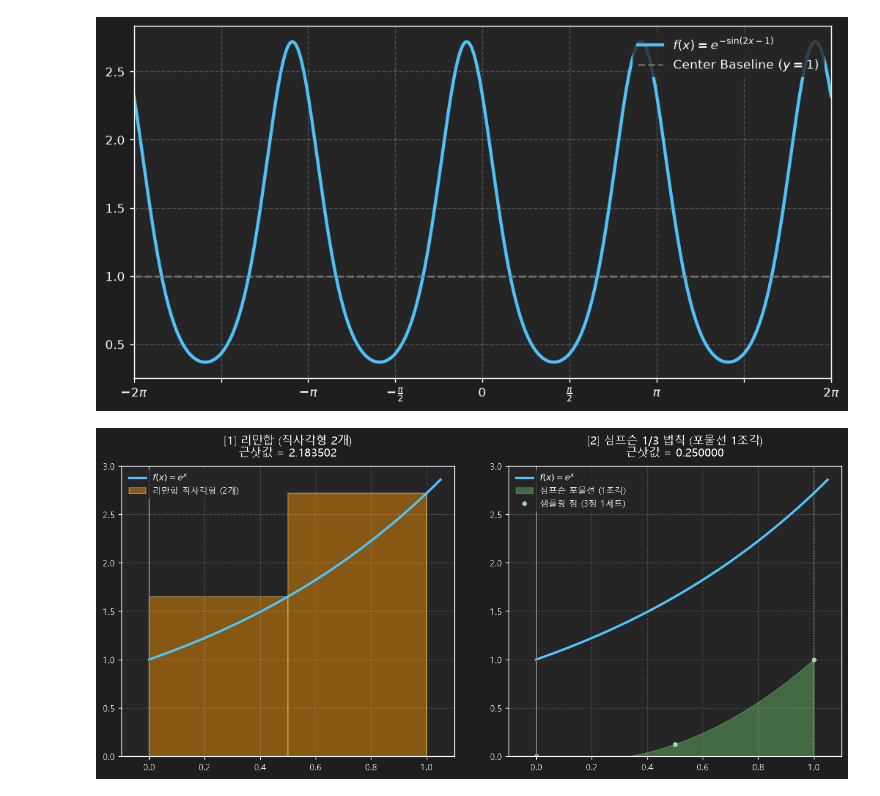
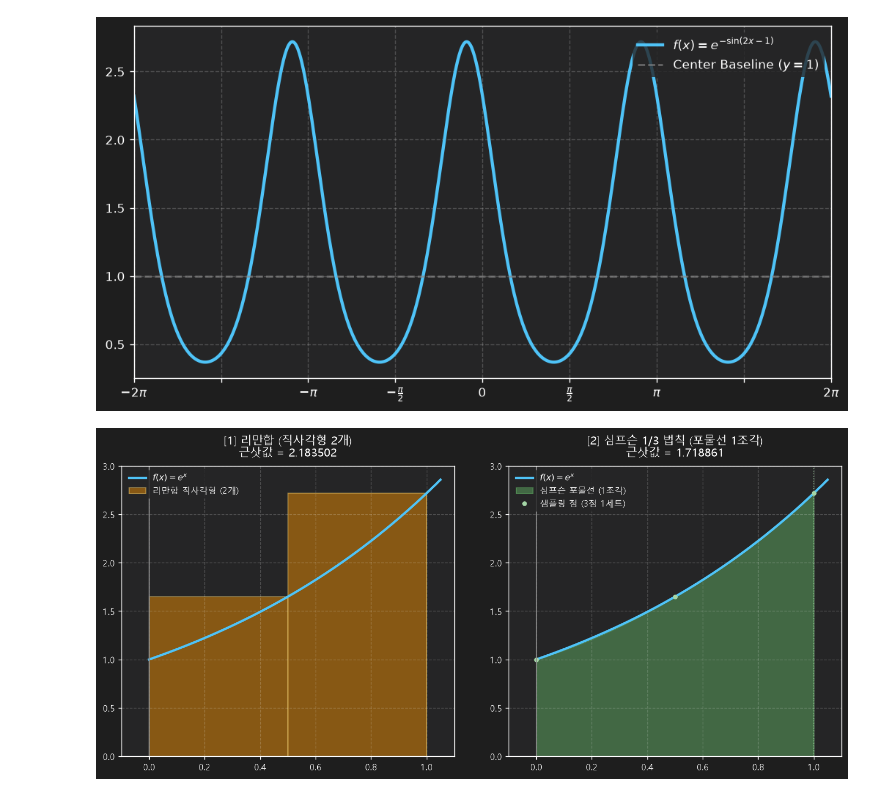
Before and after one commit to Jwon1012/Kim-N-Jang, a Jupyter notebook: 그래프 놀이터.ipynb, the cells around one changed output. Saved outputs shown, nothing was run; the diff lists cells and outputs as text; code cells hidden in the pictures.

```diff
--- a/그래프 놀이터.ipynb
+++ b/그래프 놀이터.ipynb
@@ -435,7 +435,7 @@ class InteractiveRiemannVsSimpsonApp(QMainWindow):
         self.ax2.plot(x_curve, y_curve, color='#4fc3f7', lw=2.5, label=r'$f(x) = e^x$')
 
         x_nodes = np.linspace(0, 1.0, n + 1)
-        y_nodes = x_nodes ** 3
+        y_nodes = np.exp(x_nodes)
         simpson_sum = 0.0
 
         for i in range(0, n, 2):
@@ -458,35 +458,35 @@ class InteractiveRiemannVsSimpsonApp(QMainWindow):
             self.ax2.plot(x_nodes, y_nodes, 'o', color='#a5d6a7', markersize=4, label='샘플링 점 (3점 1세트)')
 
         self.ax2.set_title(f"[2] 심프슨 1/3 법칙 (포물선 {n//2}조각)\n근삿값 = {simpson_sum:.6f}", fontsize=12, pad=10)
 
         for ax in (self.ax1, self.ax2):
             ax.set_xlim(-0.1, 1.1)
             ax.set_ylim(0.0, 3.0)
             ax.axhline(0, color='#888888', lw=1)
             ax.axvline(0, color='#888888', lw=1)
             ax.grid(True, linestyle='--', alpha=0.2, color='#ffffff')
             ax.legend(loc='upper left', facecolor='#252526', edgecolor='none', fontsize=9)
 
         self.fig.tight_layout()
 
         err_r = abs(riemann_sum - exact_area)
         err_s = abs(simpson_sum - exact_area)
         self.label_result.setText(
-            f"이론적 참값 = 0.250000   |   "
+            f"이론적 참값 = {exact_area:.6f}  |   "
             f"리만합 오차: {err_r:.6f}   vs   "
             f"심프슨 1/3 오차: {err_s:.6f}"
         )
 
         self.canvas.draw()
 
 app = QApplication.instance()
 if app is None:
     app = QApplication(sys.argv)
 
 window = InteractiveRiemannVsSimpsonApp()
 window.show()
 # %% [output]
-[figure, old version]
+[figure, new version]
 # %%
 %gui qt6
 
```
Also changed, not shown: parts of 1 cell of this notebook, 7 other files.
